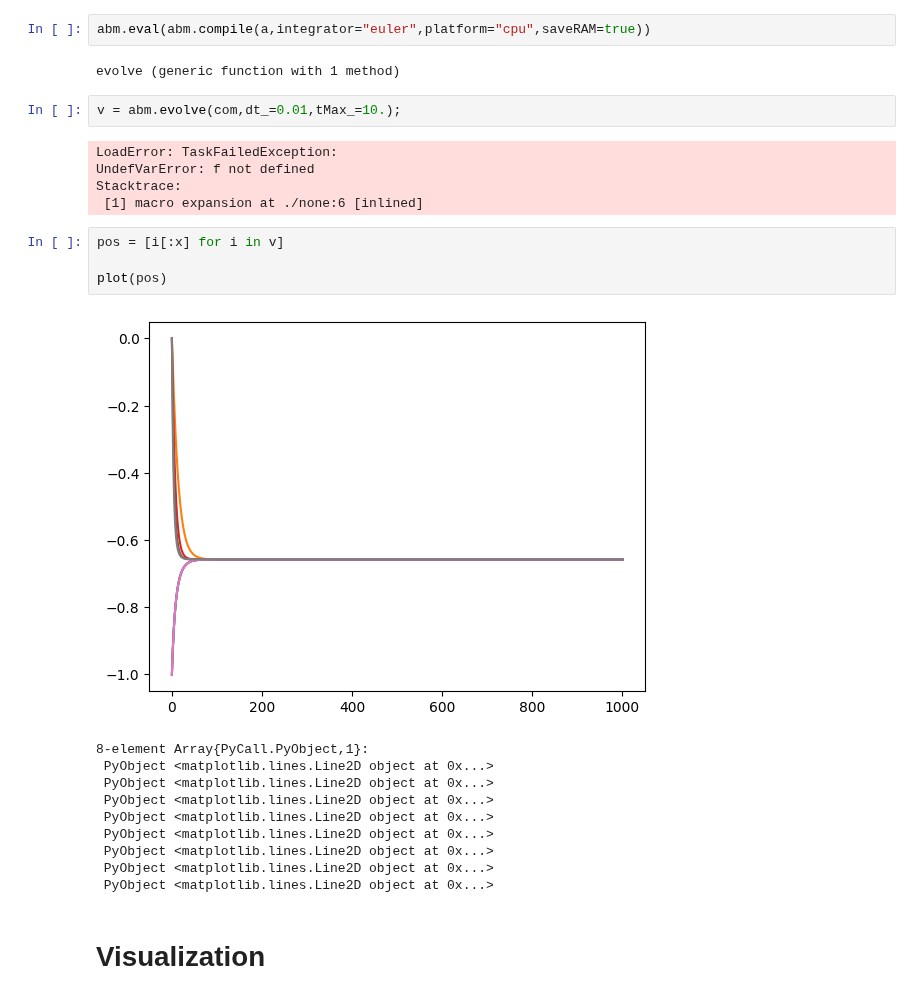
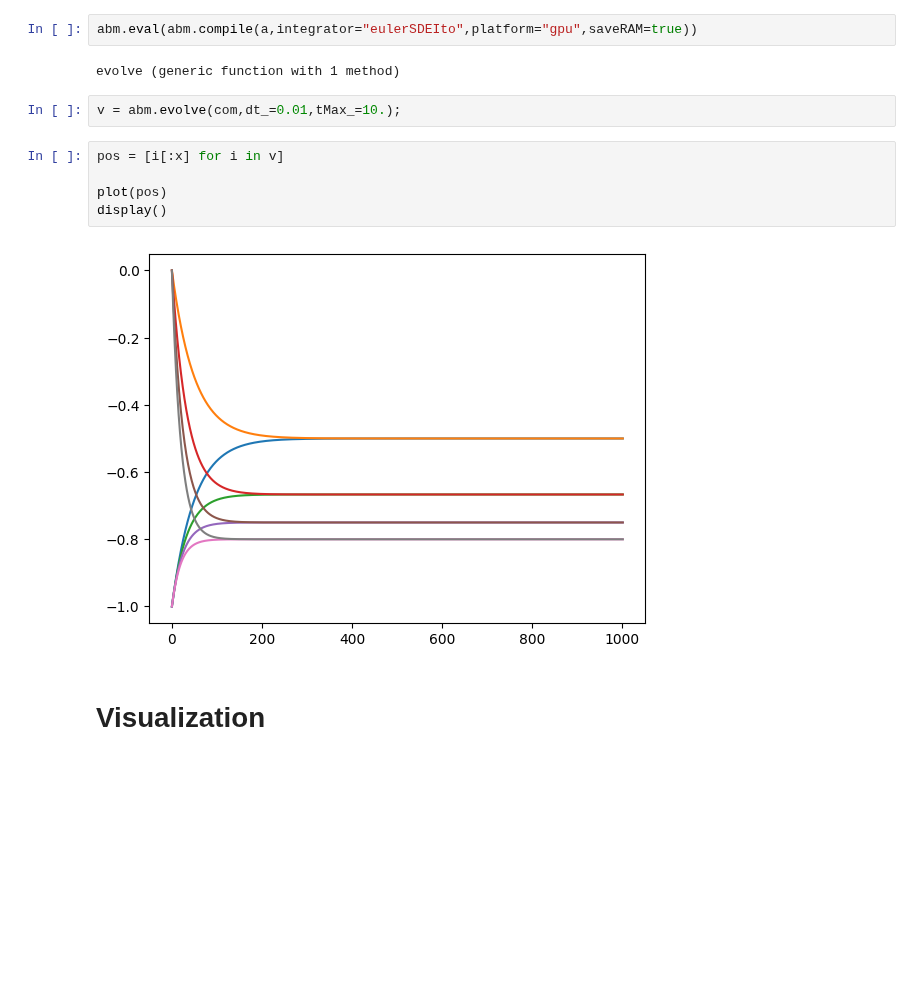
Before and after one commit to dsb-lab/CellBasedModels.jl, a Jupyter notebook: Checks.ipynb, the cells around one changed output. Cells and saved outputs as stored; diff of their text form; blank space fills up the shorter version.

```diff
--- a/Checks.ipynb
+++ b/Checks.ipynb
@@ -805,31 +797,18 @@ com[:y] = [0.,0.,1.,1.,2.,2.,3.,3.];
 com[:g] = 1.;
 com[:m] = [1.,1.,1.,2.,1.,3.,1.,4.];
 # %%
-abm.eval(abm.compile(a,integrator="euler",platform="cpu",saveRAM=true))
+abm.eval(abm.compile(a,integrator="eulerSDEIto",platform="gpu",saveRAM=true))
 # %% [output]
 evolve (generic function with 1 method)
 # %%
 v = abm.evolve(com,dt_=0.01,tMax_=10.);
-# %% [output]
-LoadError: TaskFailedException:
-UndefVarError: f not defined
-Stacktrace:
- [1] macro expansion at ./none:6 [inlined]
 # %%
 pos = [i[:x] for i in v]
 
 plot(pos)
+display()
 # %% [output]
-[figure, old version]
+[figure, new version]
-8-element Array{PyCall.PyObject,1}:
- PyObject <matplotlib.lines.Line2D object at 0x...>
- PyObject <matplotlib.lines.Line2D object at 0x...>
- PyObject <matplotlib.lines.Line2D object at 0x...>
- PyObject <matplotlib.lines.Line2D object at 0x...>
- PyObject <matplotlib.lines.Line2D object at 0x...>
- PyObject <matplotlib.lines.Line2D object at 0x...>
- PyObject <matplotlib.lines.Line2D object at 0x...>
- PyObject <matplotlib.lines.Line2D object at 0x...>
 # %% [markdown]
 # Visualization
 # %%
```
Also changed, not shown: parts of 2 cells of this notebook, 1 other file.
